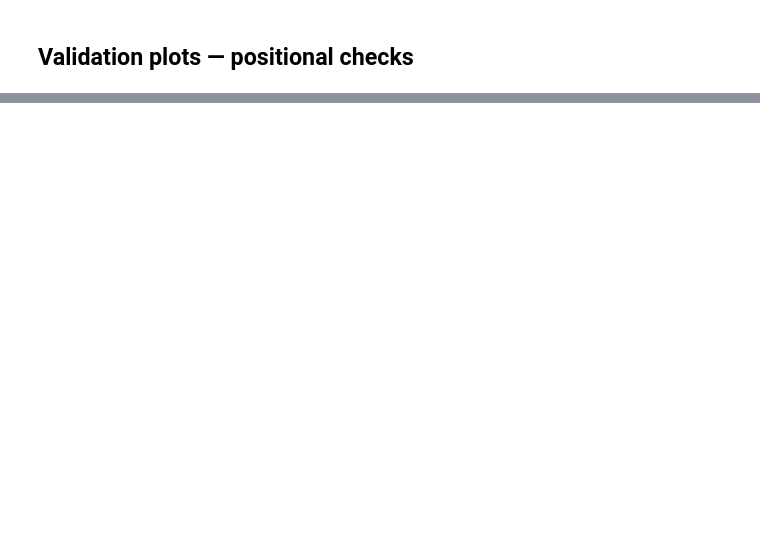
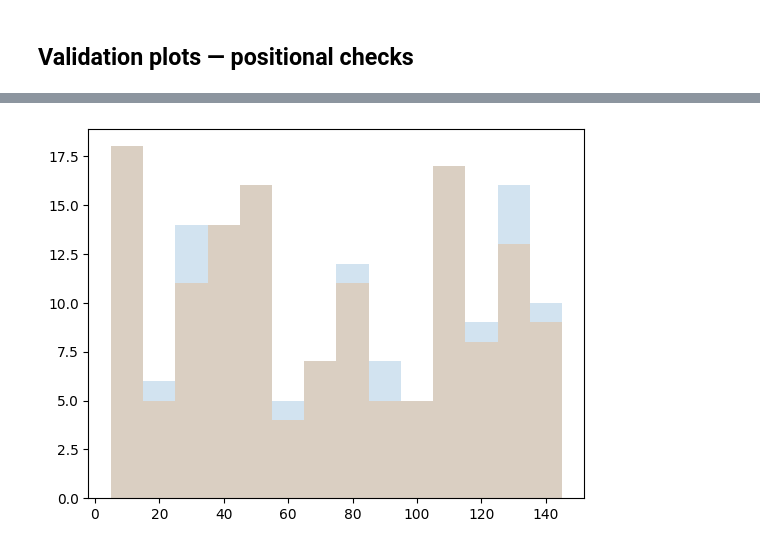
Before and after one commit to KIPAC/HPMCM, a Jupyter notebook: examples/rubin_dp2/CheckDescShearMatch.ipynb, the cells around one changed output, grey strips where cells are left out. Cells and saved outputs as stored; diff of their text form; code cells hidden in the pictures; blank space fills up the shorter version.

```diff
--- a/examples/rubin_dp2/CheckDescShearMatch.ipynb
+++ b/examples/rubin_dp2/CheckDescShearMatch.ipynb
@@ -73,0 +172,5 @@ missing_1p = joined_shear_obj[missing_1p_mask]
+# %%
+_ = plt.hist(dense.x_cent, bins=np.linspace(5, 145, 15), alpha=0.2, label='dense')
+_ = plt.hist(confused.x_cent, bins=np.linspace(5, 145, 15), alpha=0.2, label='confused')
+# %% [output]
+[figure, added]
```
Also changed, not shown: parts of 23 cells of this notebook, 5 other files.
